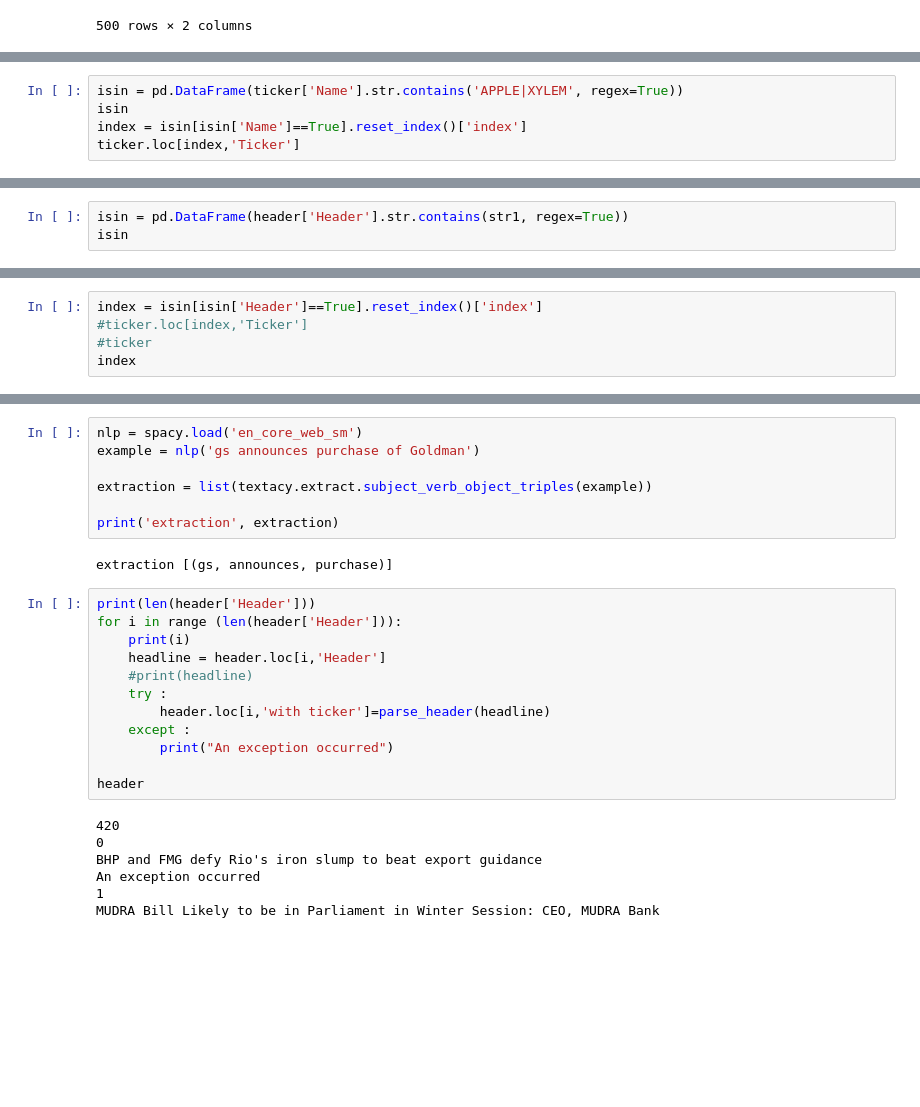
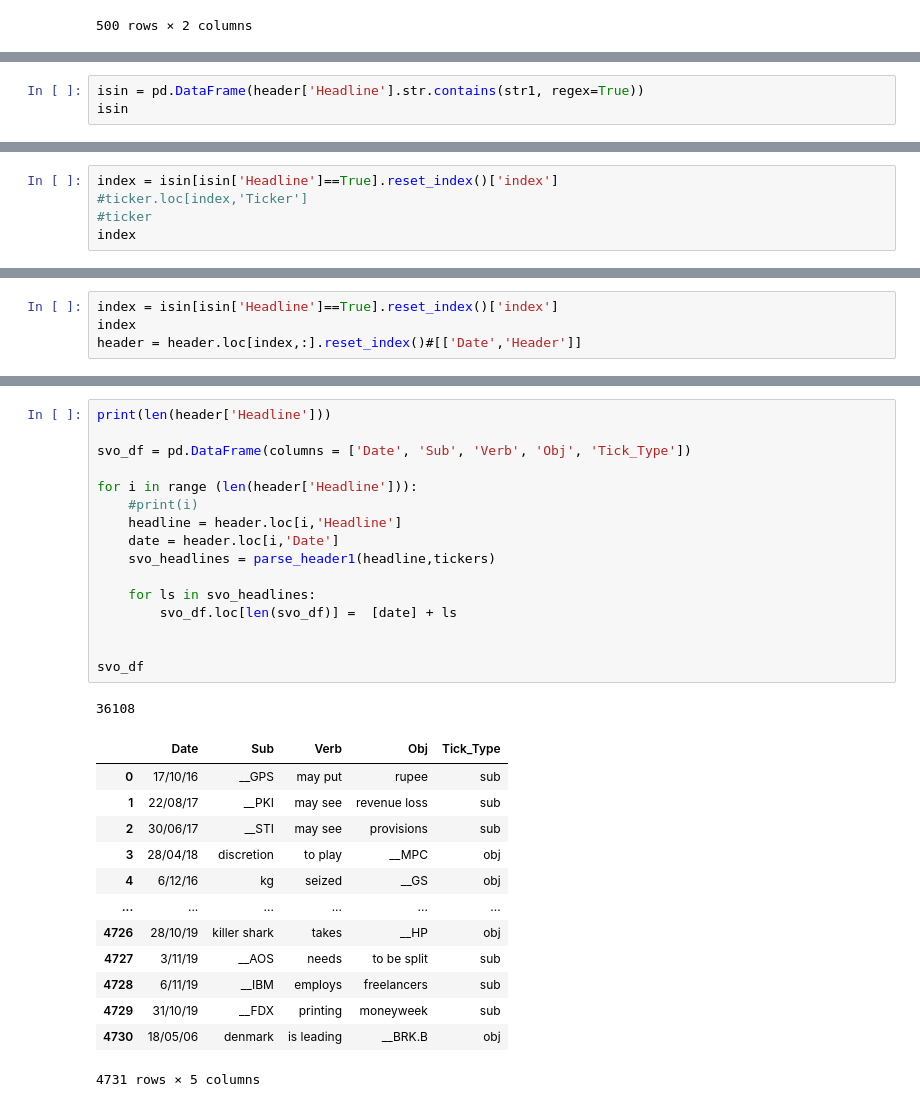
Before and after one commit to mcindoe/nlp, a Jupyter notebook: Stappy.ipynb, the cells around one changed output, grey strips where cells are left out. Drawn from its saved outputs; the diff is of its cells as text; blank space fills up the shorter version.

```diff
--- a/Stappy.ipynb
+++ b/Stappy.ipynb
@@ -38,0 +70,3 @@ ticker
+# %%
+isin = pd.DataFrame(header['Headline'].str.contains(str1, regex=True))
+isin
@@ -39,6 +87,6 @@ ticker
 # %%
-isin = pd.DataFrame(ticker['Name'].str.contains('APPLE|XYLEM', regex=True))
-isin
-index = isin[isin['Name']==True].reset_index()['index']
-ticker.loc[index,'Ticker']
+index = isin[isin['Headline']==True].reset_index()['index']
+#ticker.loc[index,'Ticker']
+#ticker
+index
 # %% [output]
@@ -55,3 +104,0 @@ str2
-# %%
-isin = pd.DataFrame(header['Header'].str.contains(str1, regex=True))
-isin
@@ -72,5 +105,4 @@ isin
 # %%
-index = isin[isin['Header']==True].reset_index()['index']
-#ticker.loc[index,'Ticker']
-#ticker
+index = isin[isin['Headline']==True].reset_index()['index']
 index
+header = header.loc[index,:].reset_index()#[['Date','Header']]
@@ -252,28 +186,31 @@ def parse_header(header):
-# %%
-nlp = spacy.load('en_core_web_sm')
-example = nlp('gs announces purchase of Goldman')
-
-extraction = list(textacy.extract.subject_verb_object_triples(example))
-
-print('extraction', extraction)
-# %% [output]
-extraction [(gs, announces, purchase)]
 # %%
-print(len(header['Header']))
-for i in range (len(header['Header'])):
-    print(i)
-    headline = header.loc[i,'Header']
-    #print(headline)
-    try :
-        header.loc[i,'with ticker']=parse_header(headline)
-    except :
-        print("An exception occurred")
+print(len(header['Headline']))
 
-header
+svo_df = pd.DataFrame(columns = ['Date', 'Sub', 'Verb', 'Obj', 'Tick_Type'])
+
+for i in range (len(header['Headline'])):
+    #print(i)
+    headline = header.loc[i,'Headline']
+    date = header.loc[i,'Date']
+    svo_headlines = parse_header1(headline,tickers)
+
+    for ls in svo_headlines:
+        svo_df.loc[len(svo_df)] =  [date] + ls
+
+
+svo_df
 # %% [output]
-420
-0
-BHP and FMG defy Rio's iron slump to beat export guidance
-An exception occurred
-1
-MUDRA Bill Likely to be in Parliament in Winter Session: CEO, MUDRA Bank
+36108
+|  | Date | Sub | Verb | Obj | Tick_Type |
+| 0 | 17/10/16 | __GPS | may put | rupee | sub |
+| 1 | 22/08/17 | __PKI | may see | revenue loss | sub |
+| 2 | 30/06/17 | __STI | may see | provisions | sub |
+| 3 | 28/04/18 | discretion | to play | __MPC | obj |
+| 4 | 6/12/16 | kg | seized | __GS | obj |
+| ... | ... | ... | ... | ... | ... |
+| 4726 | 28/10/19 | killer shark | takes | __HP | obj |
+| 4727 | 3/11/19 | __AOS | needs | to be split | sub |
+| 4728 | 6/11/19 | __IBM | employs | freelancers | sub |
+| 4729 | 31/10/19 | __FDX | printing | moneyweek | sub |
+| 4730 | 18/05/06 | denmark | is leading | __BRK.B | obj |
+4731 rows × 5 columns
```
Also changed, not shown: parts of 15 cells of this notebook.
